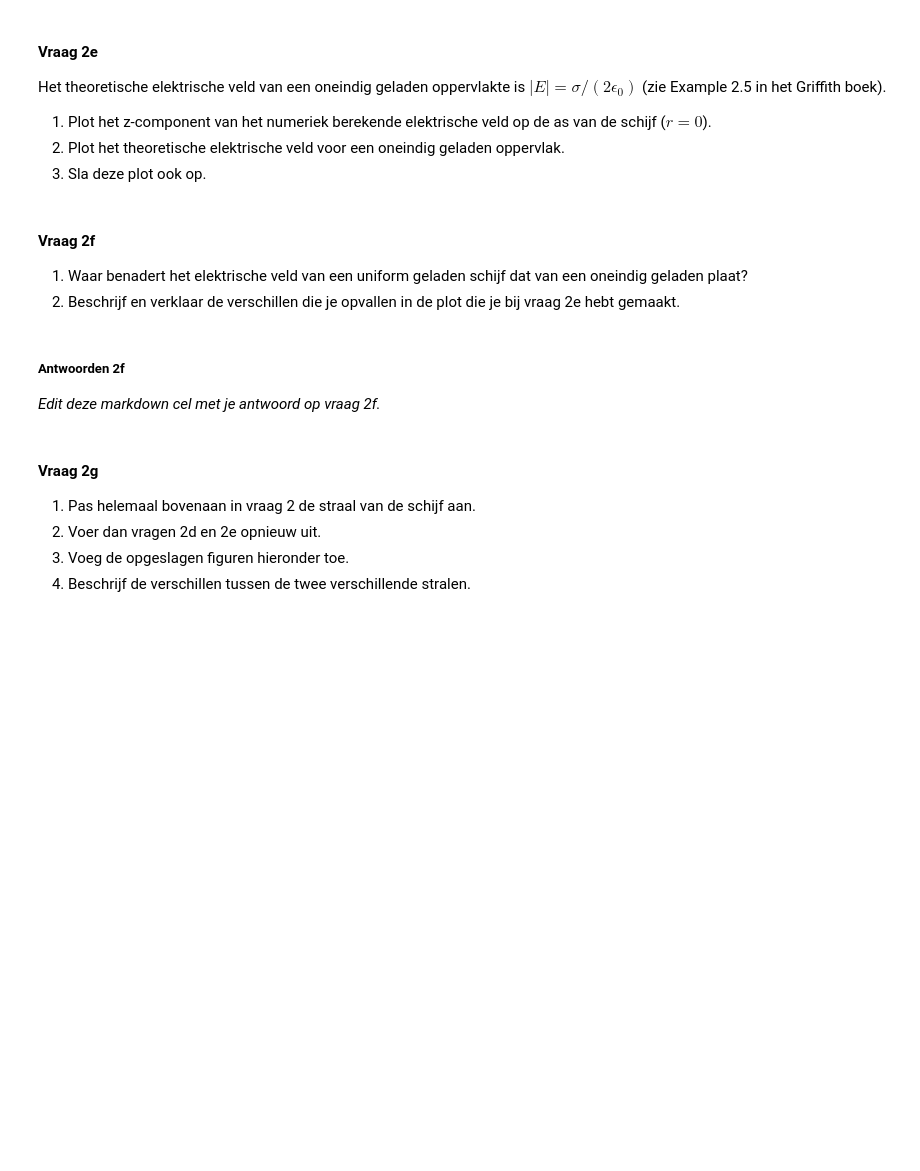
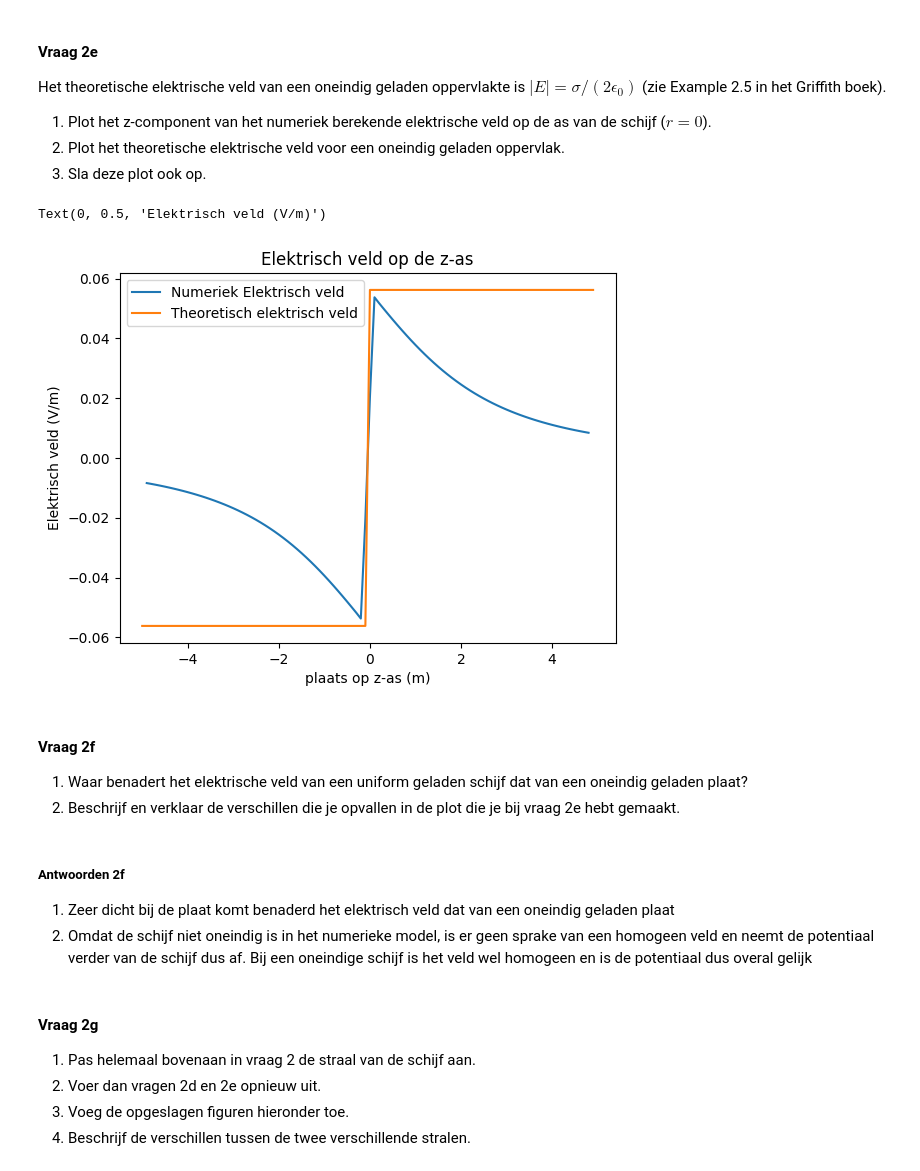
Before and after one commit to Rune-TuDelft/opdrachten-DEF-D, a Jupyter notebook: DigitaleOntwerpopdrachten/1CondensatorOpdracht/CondensatorOntwerpopdracht.ipynb, the cells around one changed output. Drawn from its saved outputs; the diff is of its cells as text; code cells hidden in the pictures; blank space fills up the shorter version.

```diff
--- a/DigitaleOntwerpopdrachten/1CondensatorOpdracht/CondensatorOntwerpopdracht.ipynb
+++ b/DigitaleOntwerpopdrachten/1CondensatorOpdracht/CondensatorOntwerpopdracht.ipynb
@@ -215,16 +216,36 @@ Het theoretische elektrische veld van een oneindig geladen oppervlakte is $|E| =
 3. Sla deze plot ook op.
 # %%
 ###
-###Hier jouw code###
-###
+###Numerieke elektrisch veld###
+i=0
+E_z_as=[]
+while i < len(v_z_as)-2:
+    E_z = -((v_z_as[i+1] - v_z_as[i+2])/(z[i+1]-z[i+2]))
+    E_z_as = np.append(E_z_as,E_z)
+    i += 1
+
+plt.plot(z_for_E,E_z_as, label="Numeriek Elektrisch veld")
+###Theoretisch elektrisch veld###
+enen = np.linspace(1,1,50)
+min_enen = -enen
+combi = - np.concatenate([enen,min_enen])
+E_t = (sigma/(2*epsilon0))*combi
+plt.plot(z,E_t, label="Theoretisch elektrisch veld")
+plt.title("Elektrisch veld op de z-as")
+plt.legend()
+plt.xlabel("plaats op z-as (m)")
+plt.ylabel("Elektrisch veld (V/m)")
+# %% [output]
+Text(0, 0.5, 'Elektrisch veld (V/m)')
+[figure, added]
 # %% [markdown]
 #### Vraag 2f
 1. Waar benadert het elektrische veld van een uniform geladen schijf dat van een oneindig geladen plaat?
 2. Beschrijf en verklaar de verschillen die je opvallen in de plot die je bij vraag 2e hebt gemaakt.
 # %% [markdown]
 ##### Antwoorden 2f
-
-*Edit deze markdown cel met je antwoord op vraag 2f.*
+1. Zeer dicht bij de plaat komt benaderd het elektrisch veld dat van een oneindig geladen plaat
+2. Omdat de schijf niet oneindig is in het numerieke model, is er geen sprake van een homogeen veld en neemt de potentiaal verder van de schijf dus af. Bij een oneindige schijf is het veld wel homogeen en is de potentiaal dus overal gelijk
 # %% [markdown]
 #### Vraag 2g
 
```
Also changed, not shown: parts of 4 cells of this notebook, 2 other files.
